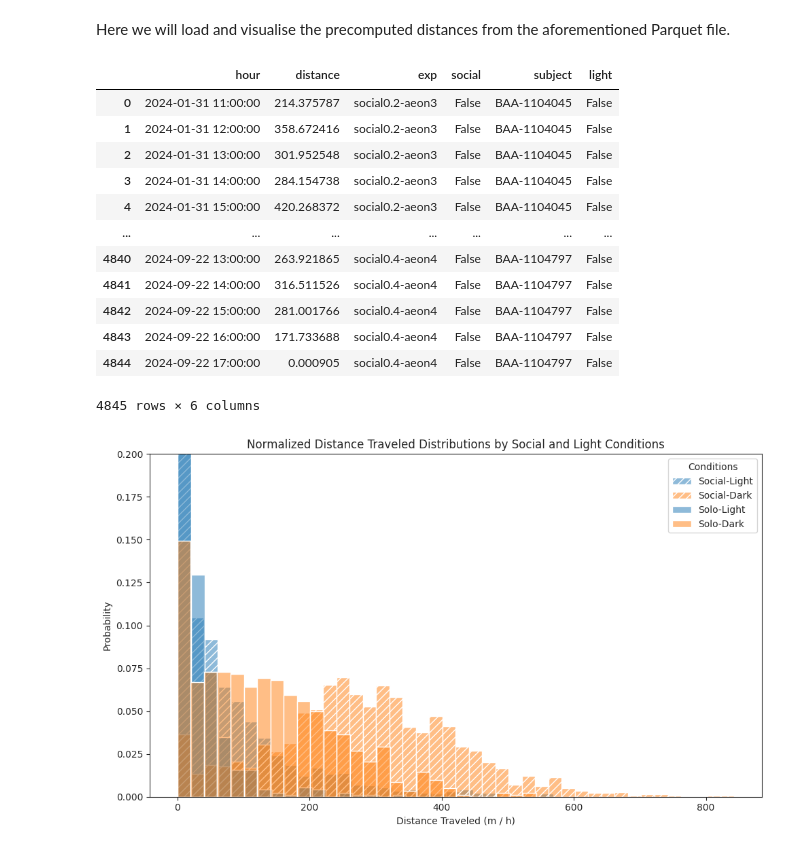
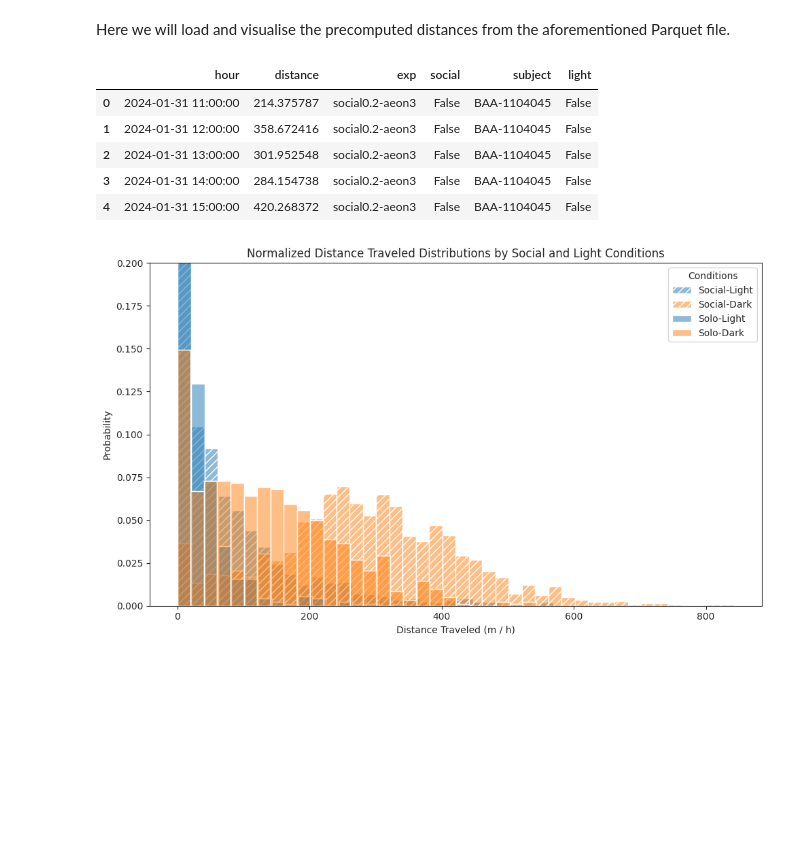
Before and after one commit to SainsburyWellcomeCentre/aeon_docs, a Jupyter notebook: src/user/how_to/social_analysis2.ipynb, the cells around one changed output. Cells and saved outputs as stored; diff of their text form; code cells hidden in the pictures; blank space fills up the shorter version.

```diff
--- a/src/user/how_to/social_analysis2.ipynb
+++ b/src/user/how_to/social_analysis2.ipynb
@@ -338,24 +338,17 @@ Here we will load and visualise the precomputed distances from the aforementione
 # %%
 # Load the parquet file
 dist_trav_hour_df = pd.read_parquet(
     data_dir / "for_plots" / "dist_trav_hour_df.parquet",
     engine="pyarrow",
 )
-dist_trav_hour_df
+dist_trav_hour_df.head()
 # %% [output]
 |  | hour | distance | exp | social | subject | light |
 | 0 | 2024-01-31 11:00:00 | 214.375787 | social0.2-aeon3 | False | BAA-1104045 | False |
 | 1 | 2024-01-31 12:00:00 | 358.672416 | social0.2-aeon3 | False | BAA-1104045 | False |
 | 2 | 2024-01-31 13:00:00 | 301.952548 | social0.2-aeon3 | False | BAA-1104045 | False |
 | 3 | 2024-01-31 14:00:00 | 284.154738 | social0.2-aeon3 | False | BAA-1104045 | False |
 | 4 | 2024-01-31 15:00:00 | 420.268372 | social0.2-aeon3 | False | BAA-1104045 | False |
-| ... | ... | ... | ... | ... | ... | ... |
-| 4840 | 2024-09-22 13:00:00 | 263.921865 | social0.4-aeon4 | False | BAA-1104797 | False |
-| 4841 | 2024-09-22 14:00:00 | 316.511526 | social0.4-aeon4 | False | BAA-1104797 | False |
-| 4842 | 2024-09-22 15:00:00 | 281.001766 | social0.4-aeon4 | False | BAA-1104797 | False |
-| 4843 | 2024-09-22 16:00:00 | 171.733688 | social0.4-aeon4 | False | BAA-1104797 | False |
-| 4844 | 2024-09-22 17:00:00 | 0.000905 | social0.4-aeon4 | False | BAA-1104797 | False |
-4845 rows × 6 columns
 # %%
 # Plot histograms for each combination
 fig, ax = plt.subplots(figsize=(10, 6))
```
Also changed, not shown: parts of 8 cells of this notebook.
